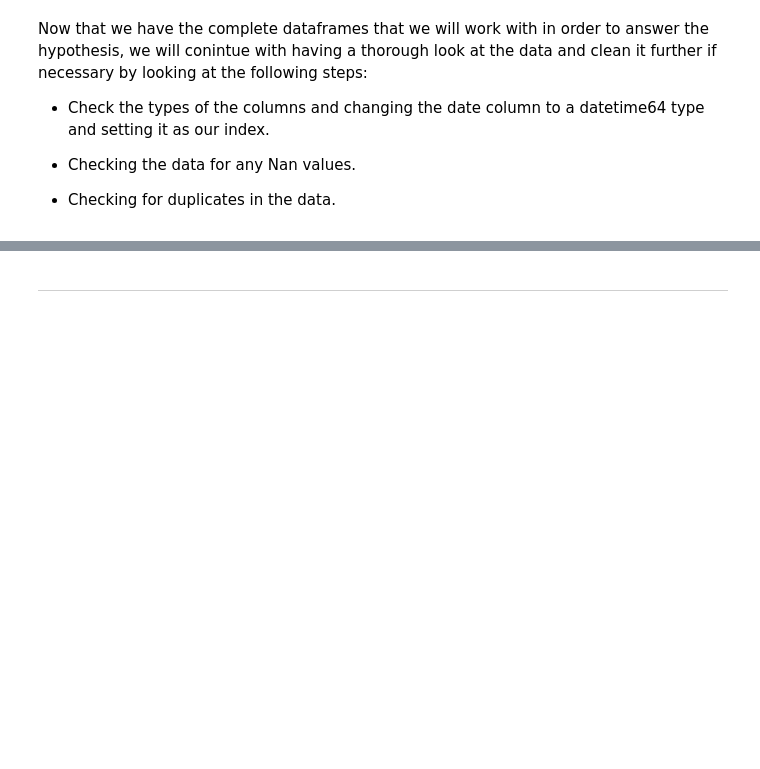
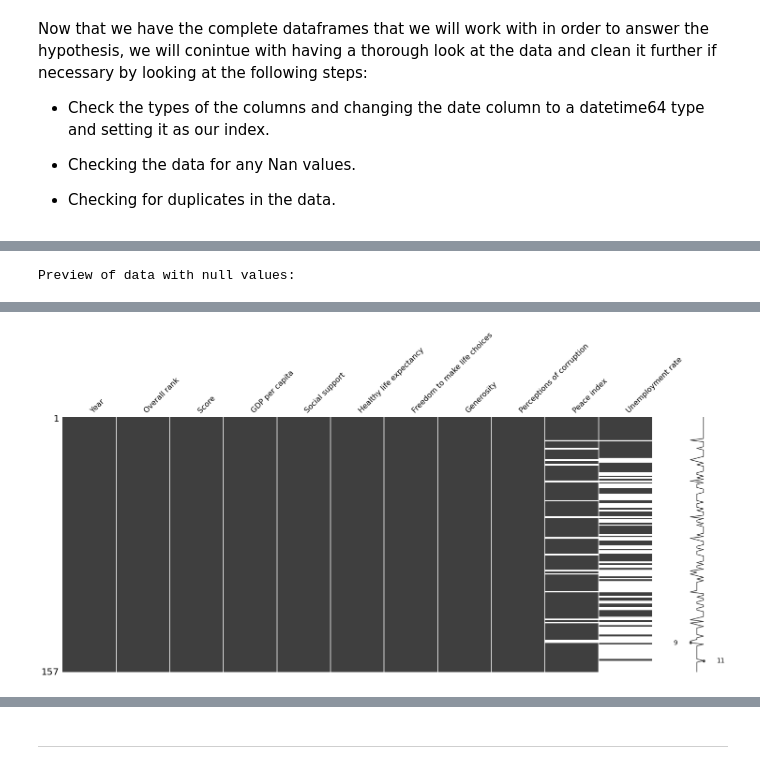
Before and after one commit to RoxannaW/Project_world_happiness, a Jupyter notebook: src/main.ipynb, the cells around one changed output, grey strips where cells are left out. Saved outputs shown, nothing was run; the diff lists cells and outputs as text; code cells hidden in the pictures; blank space fills up the shorter version.

```diff
--- a/src/main.ipynb
+++ b/src/main.ipynb
@@ -363,0 +432,4 @@ Now that we have the complete dataframes that we will work with in order to answ
+# %%
+none_values(df=complete_data_2016)
+# %% [output]
+Preview of data with null values:
@@ -363,0 +441 @@ Now that we have the complete dataframes that we will work with in order to answ
+[figure, added]
```
Also changed, not shown: parts of 51 cells of this notebook, 2 other files.
